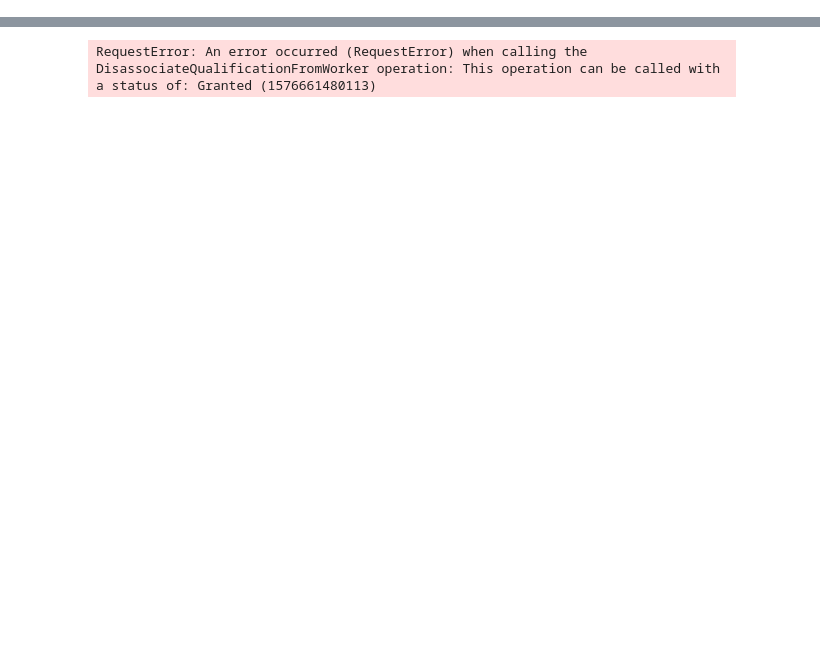
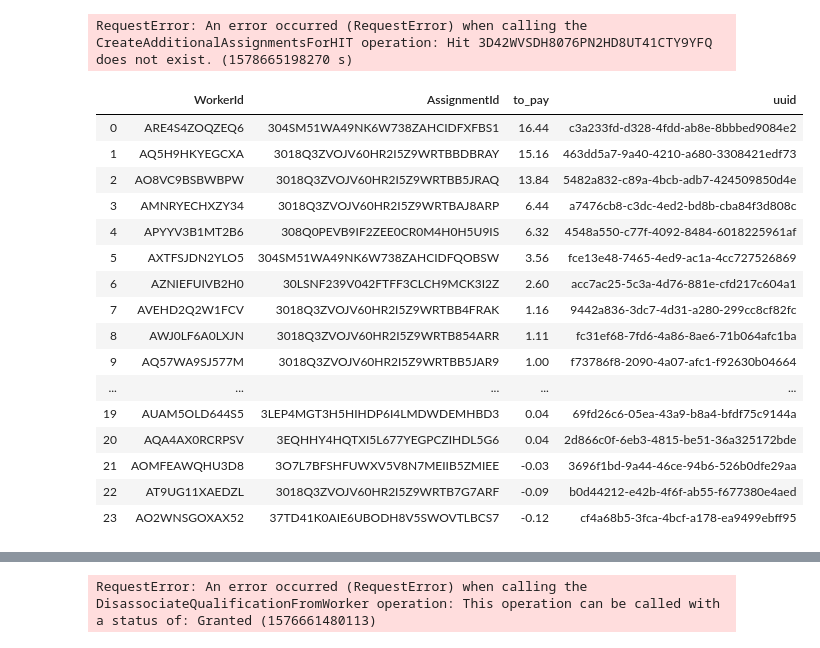
Before and after one commit to kix2mix2/SepMe, a Jupyter notebook: Jupyters/AWS Interaction/MTurk.ipynb, the cells around one changed output, grey strips where cells are left out. Drawn from its saved outputs; the diff is of its cells as text; code cells hidden in the pictures; blank space fills up the shorter version.

```diff
--- a/Jupyters/AWS Interaction/MTurk.ipynb
+++ b/Jupyters/AWS Interaction/MTurk.ipynb
@@ -7,0 +20,15 @@ client = boto3.client('mturk', region_name='us-east-1')
+# %%
+## create additional assignments for hit
+
+df = pd.read_csv('extra_semantic_assignemnts.csv')
+df
+
+response = client.create_additional_assignments_for_hit(
+    HITId=df.loc[0, 'HITId'],
+    NumberOfAdditionalAssignments=int(df.loc[0, 'extra_assignments']),
+    UniqueRequestToken='string1'
+)
+
+response
+# %% [output]
+RequestError: An error occurred (RequestError) when calling the CreateAdditionalAssignmentsForHIT operation: Hit 3D42WVSDH8076PN2HD8UT41CTY9YFQ does not exist. (1578665198270 s)
@@ -7,0 +37,26 @@ client = boto3.client('mturk', region_name='us-east-1')
+# %%
+pdf = pd.read_csv('../remaining_bonuses.csv')
+if 'uuid' not in list(pdf.columns):
+    pdf['uuid'] = [str(uuid.uuid4()) for i in range(len(pdf))]
+
+pdf['to_pay'] = np.round(pdf['to_pay'], 2)
+
+pdf
+# %% [output]
+|  | WorkerId | AssignmentId | to_pay | uuid |
+| 0 | ARE4S4ZOQZEQ6 | 304SM51WA49NK6W738ZAHCIDFXFBS1 | 16.44 | c3a233fd-d328-4fdd-ab8e-8bbbed9084e2 |
+| 1 | AQ5H9HKYEGCXA | 3018Q3ZVOJV60HR2I5Z9WRTBBDBRAY | 15.16 | 463dd5a7-9a40-4210-a680-3308421edf73 |
+| 2 | AO8VC9BSBWBPW | 3018Q3ZVOJV60HR2I5Z9WRTBB5JRAQ | 13.84 | 5482a832-c89a-4bcb-adb7-424509850d4e |
+| 3 | AMNRYECHXZY34 | 3018Q3ZVOJV60HR2I5Z9WRTBAJ8ARP | 6.44 | a7476cb8-c3dc-4ed2-bd8b-cba84f3d808c |
+| 4 | APYYV3B1MT2B6 | 308Q0PEVB9IF2ZEE0CR0M4H0H5U9IS | 6.32 | 4548a550-c77f-4092-8484-6018225961af |
+| 5 | AXTFSJDN2YLO5 | 304SM51WA49NK6W738ZAHCIDFQOBSW | 3.56 | fce13e48-7465-4ed9-ac1a-4cc727526869 |
+| 6 | AZNIEFUIVB2H0 | 30LSNF239V042FTFF3CLCH9MCK3I2Z | 2.60 | acc7ac25-5c3a-4d76-881e-cfd217c604a1 |
+| 7 | AVEHD2Q2W1FCV | 3018Q3ZVOJV60HR2I5Z9WRTBB4FRAK | 1.16 | 9442a836-3dc7-4d31-a280-299cc8cf82fc |
+| 8 | AWJ0LF6A0LXJN | 3018Q3ZVOJV60HR2I5Z9WRTB854ARR | 1.11 | fc31ef68-7fd6-4a86-8ae6-71b064afc1ba |
+| 9 | AQ57WA9SJ577M | 3018Q3ZVOJV60HR2I5Z9WRTBB5JAR9 | 1.00 | f73786f8-2090-4a07-afc1-f92630b04664 |
+| ... | ... | ... | ... | ... |
+| 19 | AUAM5OLD644S5 | 3LEP4MGT3H5HIHDP6I4LMDWDEMHBD3 | 0.04 | 69fd26c6-05ea-43a9-b8a4-bfdf75c9144a |
+| 20 | AQA4AX0RCRPSV | 3EQHHY4HQTXI5L677YEGPCZIHDL5G6 | 0.04 | 2d866c0f-6eb3-4815-be51-36a325172bde |
+| 21 | AOMFEAWQHU3D8 | 3O7L7BFSHFUWXV5V8N7MEIIB5ZMIEE | -0.03 | 3696f1bd-9a44-46ce-94b6-526b0dfe29aa |
+| 22 | AT9UG11XAEDZL | 3018Q3ZVOJV60HR2I5Z9WRTB7G7ARF | -0.09 | b0d44212-e42b-4f6f-ab55-f677380e4aed |
+| 23 | AO2WNSGOXAX52 | 37TD41K0AIE6UBODH8V5SWOVTLBCS7 | -0.12 | cf4a68b5-3fca-4bcf-a178-ea9499ebff95 |
```
Also changed, not shown: parts of 8 cells of this notebook, 9 other files.
